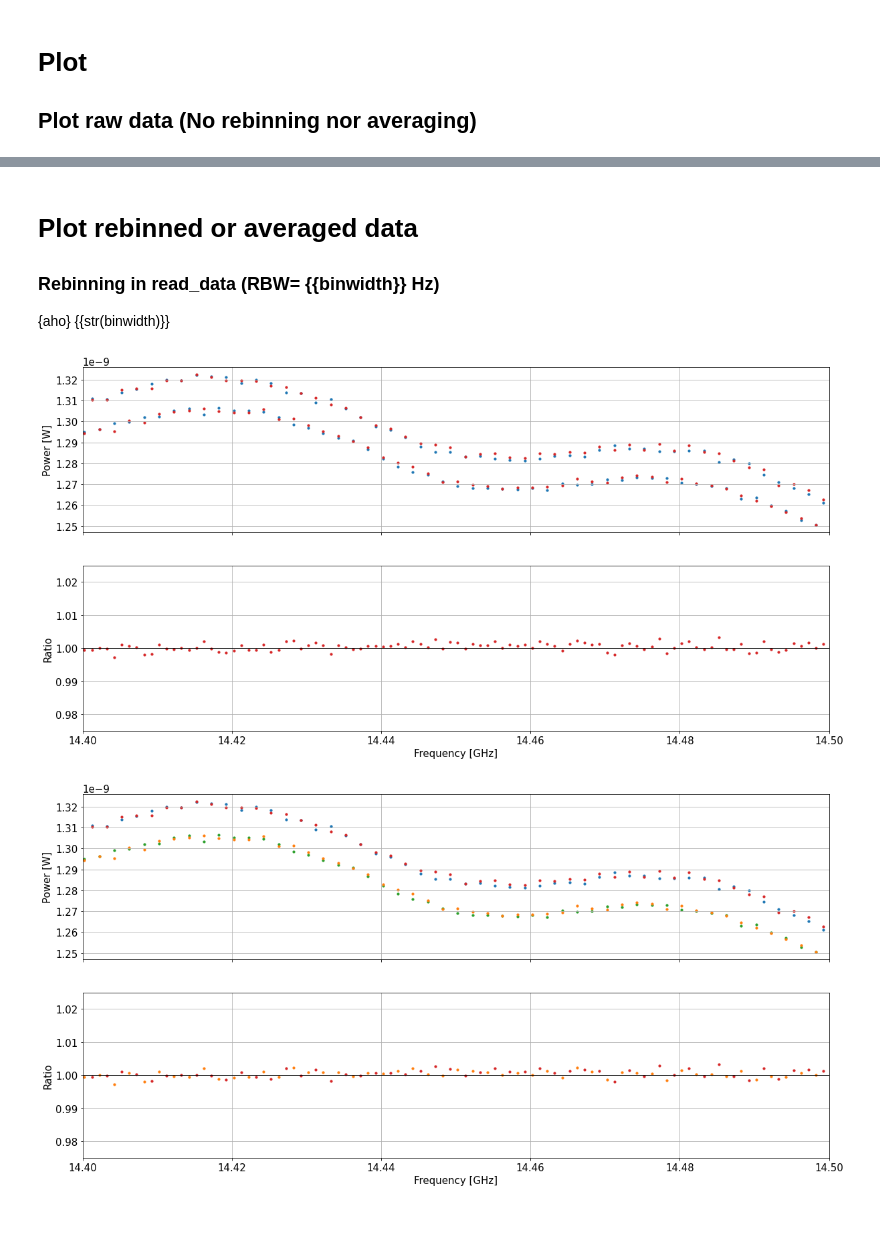
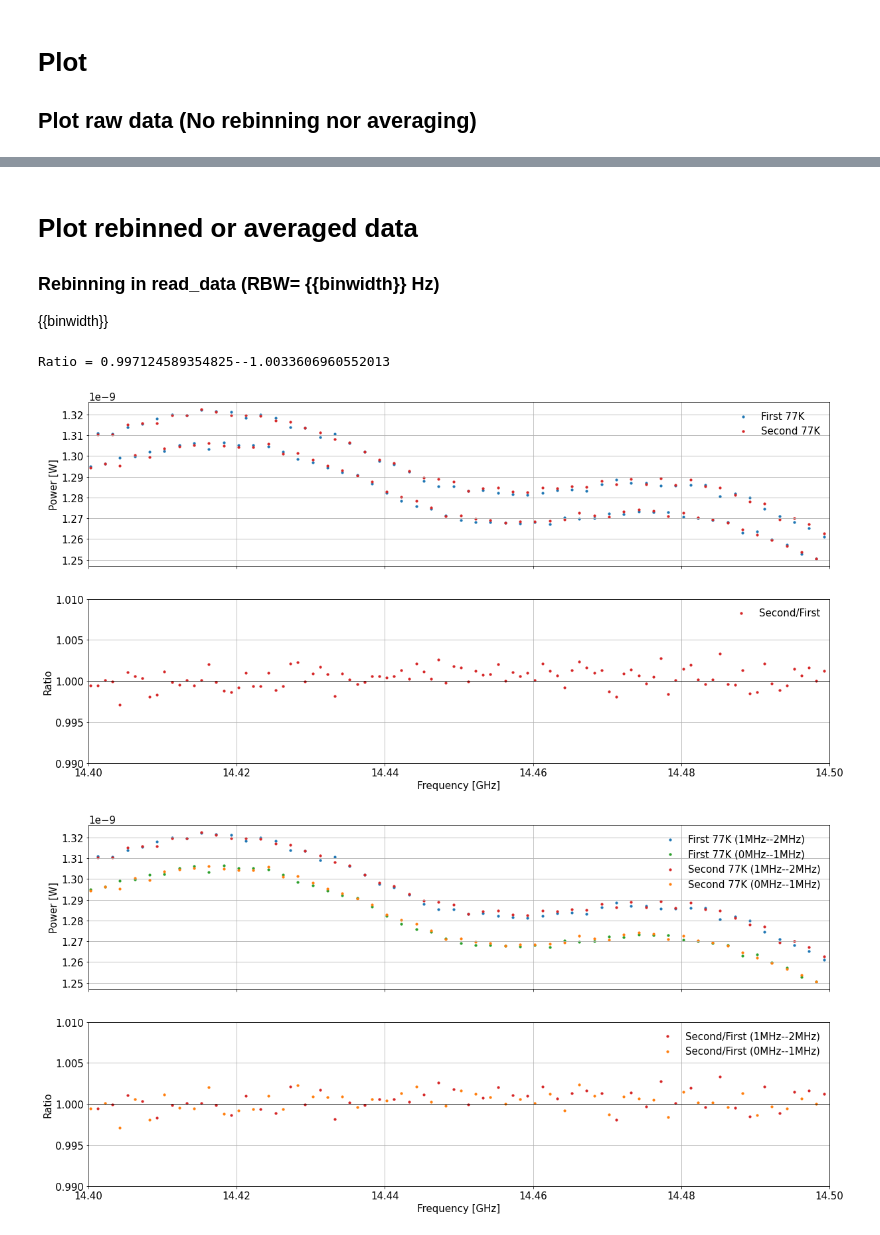
Before and after one commit to sadachi5/dosue-analysis, a Jupyter notebook: DOSUE-J/77K_compare.ipynb, the cells around one changed output, grey strips where cells are left out. Saved outputs shown, nothing was run; the diff lists cells and outputs as text; code cells hidden in the pictures.

```diff
--- a/DOSUE-J/77K_compare.ipynb
+++ b/DOSUE-J/77K_compare.ipynb
@@ -147,9 +146,7 @@ aho='baka'
 # %% [markdown]
 # Plot rebinned or averaged data
 ### Rebinning in read_data (RBW= {{binwidth}} Hz)
-
-{aho}
-{{str(binwidth)}}
+{{binwidth}}
 # %%
 plt.rcParams["font.size"] = 15
 fig, axes = plt.subplots(2,1,figsize=(20,10), squeeze=False, sharex=True)
@@ -159,52 +156,58 @@ ax.scatter(freq1*1e-9, W1, c='tab:blue', label='First 77K', s=10)
 ax.scatter(freq2*1e-9, W2, c='tab:red', label='Second 77K', s=10)
 ax.set_xlim([freq_min, freq_max])
 ax.set_ylabel('Power [W]')
+ax.legend(frameon=False)
 ax.grid(True)
 
 ax = axes[1][0]
 ax.scatter(freq1*1e-9, W2/W1, c='tab:red', label='Second/First', s=10)
 ax.plot([0,100],[1,1], c='k', lw=1)
 ax.set_xlim([freq_min, freq_max])
-ax.set_ylim([0.975,1.025])
+ax.set_ylim([0.99,1.01])
+ax.legend(frameon=False)
 ax.set_ylabel('Ratio')
 ax.set_xlabel('Frequency [GHz]')
 ax.grid(True)
+print(f'Ratio = {min(W2/W1)}--{max(W2/W1)}')
 # %% [output]
+Ratio = 0.997124589354825--1.0033606960552013
-[figure, old version]
+[figure, new version]
 # %%
 plt.rcParams["font.size"] = 15
 fig, axes = plt.subplots(2,1,figsize=(20,10), squeeze=False, sharex=True)
 
 ind1_1 = np.where( freq1%2000000 >= 1000000 )
 ind1_2 = np.where( freq1%2000000 < 1000000 )
 freq1_1 = freq1[ind1_1]
 freq1_2 = freq1[ind1_2]
 W1_1 = W1[ind1_1]
 W1_2 = W1[ind1_2]
 ind2_1 = np.where( freq2%2000000 >= 1000000 )
 ind2_2 = np.where( freq2%2000000 < 1000000 )
 freq2_1 = freq2[ind2_1]
 freq2_2 = freq2[ind2_2]
 W2_1 = W2[ind2_1]
 W2_2 = W2[ind2_2]
 
 ax = axes[0][0]
-ax.scatter(freq1_1*1e-9, W1_1, c='tab:blue', label='First 77K', s=10)
-ax.scatter(freq1_2*1e-9, W1_2, c='tab:green', label='First 77K', s=10)
-ax.scatter(freq2_1*1e-9, W2_1, c='tab:red', label='Second 77K', s=10)
-ax.scatter(freq2_2*1e-9, W2_2, c='tab:orange', label='Second 77K', s=10)
+ax.scatter(freq1_1*1e-9, W1_1, c='tab:blue',  label='First 77K (1MHz--2MHz)', s=10)
+ax.scatter(freq1_2*1e-9, W1_2, c='tab:green', label='First 77K (0MHz--1MHz)', s=10)
+ax.scatter(freq2_1*1e-9, W2_1, c='tab:red',    label='Second 77K (1MHz--2MHz)', s=10)
+ax.scatter(freq2_2*1e-9, W2_2, c='tab:orange', label='Second 77K (0MHz--1MHz)', s=10)
 ax.set_xlim([freq_min, freq_max])
 ax.set_ylabel('Power [W]')
+ax.legend(frameon=False)
 ax.grid(True)
 
 ax = axes[1][0]
-ax.scatter(freq1_1*1e-9, W2_1/W1_1, c='tab:red', label='Second/First', s=10)
-ax.scatter(freq1_2*1e-9, W2_2/W1_2, c='tab:orange', label='Second/First', s=10)
+ax.scatter(freq1_1*1e-9, W2_1/W1_1, c='tab:red',    label='Second/First (1MHz--2MHz)', s=10)
+ax.scatter(freq1_2*1e-9, W2_2/W1_2, c='tab:orange', label='Second/First (0MHz--1MHz)', s=10)
 ax.plot([0,100],[1,1], c='k', lw=1)
 ax.set_xlim([freq_min, freq_max])
-ax.set_ylim([0.975,1.025])
+ax.set_ylim([0.99,1.01])
 ax.set_ylabel('Ratio')
 ax.set_xlabel('Frequency [GHz]')
+ax.legend(frameon=False)
 ax.grid(True)
 # %% [output]
-[figure, old version]
+[figure, new version]
```
Also changed, not shown: parts of 6 cells of this notebook.
